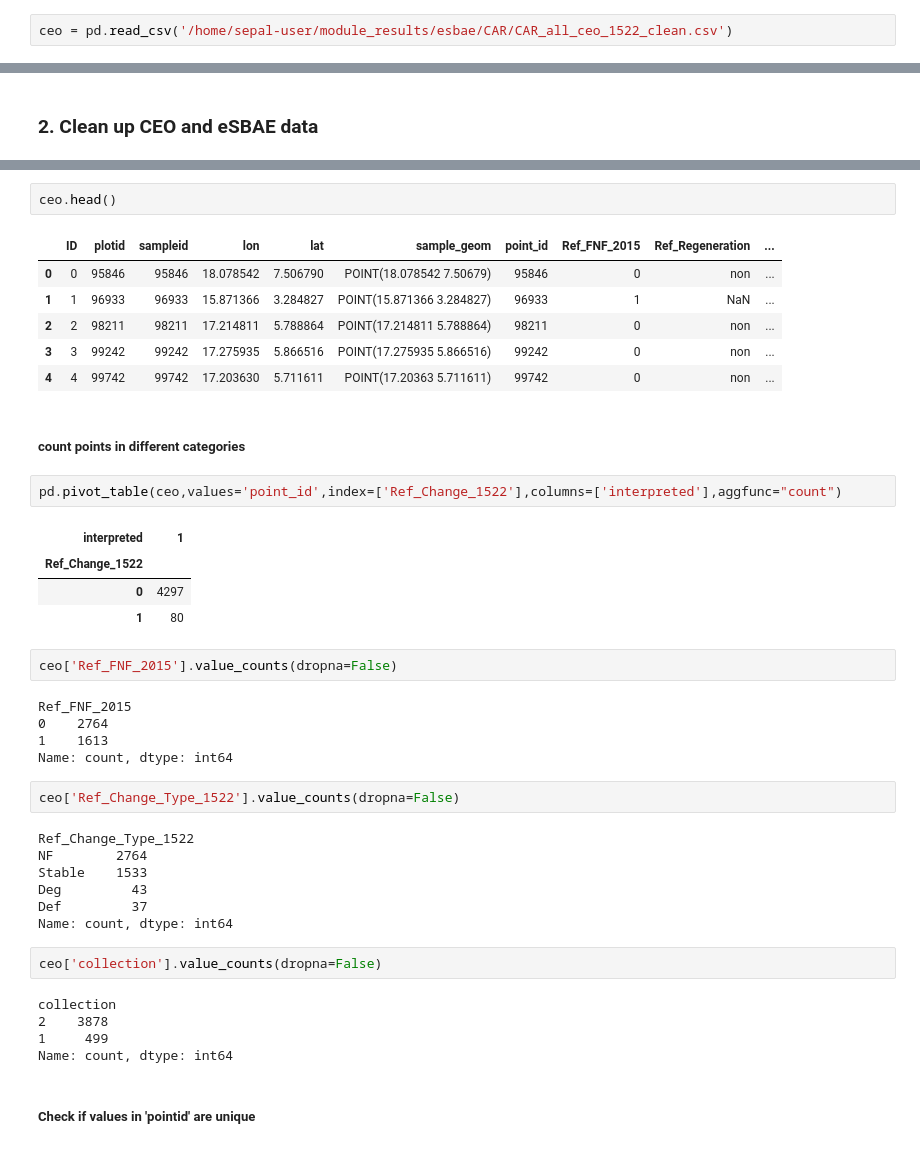
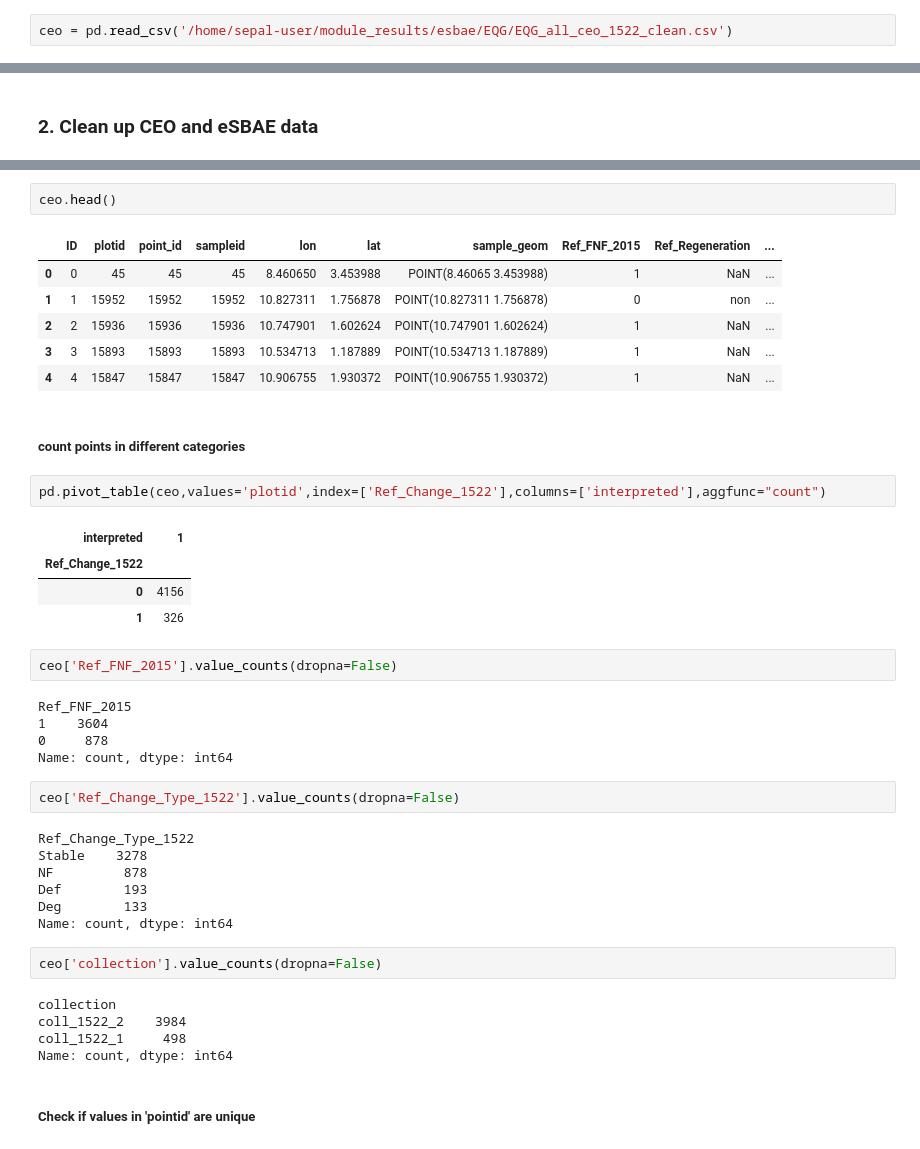
Before and after one commit to aurelgrooves/CAFI_DDD, a Jupyter notebook: eSBAE/esbae_05d_merge_eSBAE_ceo_systematic.ipynb, the cells around one changed output, grey strips where cells are left out. Cells and saved outputs as stored; diff of their text form.

```diff
--- a/eSBAE/esbae_05d_merge_eSBAE_ceo_systematic.ipynb
+++ b/eSBAE/esbae_05d_merge_eSBAE_ceo_systematic.ipynb
@@ -24,7 +24,7 @@ iso = 'CAR'
 ### Read new CEO merged  files
 after you run utils script 1. merge_clean_ceo_data.ipynb
 # %%
-ceo = pd.read_csv('/home/sepal-user/module_results/esbae/CAR/CAR_all_ceo_1522_clean.csv')
+ceo = pd.read_csv('/home/sepal-user/module_results/esbae/EQG/EQG_all_ceo_1522_clean.csv')
 # %% [markdown]
 2. read all esbae points with augmented data (output from script 5b)
 # %%
@@ -64,43 +64,43 @@ print(columns)
 # %%
 ceo.head()
 # %% [output]
-|  | ID | plotid | sampleid | lon | lat | sample_geom | point_id | Ref_FNF_2015 | Ref_Regeneration | ... |
-| 0 | 0 | 95846 | 95846 | 18.078542 | 7.506790 | POINT(18.078542 7.50679) | 95846 | 0 | non | ... |
-| 1 | 1 | 96933 | 96933 | 15.871366 | 3.284827 | POINT(15.871366 3.284827) | 96933 | 1 | NaN | ... |
-| 2 | 2 | 98211 | 98211 | 17.214811 | 5.788864 | POINT(17.214811 5.788864) | 98211 | 0 | non | ... |
-| 3 | 3 | 99242 | 99242 | 17.275935 | 5.866516 | POINT(17.275935 5.866516) | 99242 | 0 | non | ... |
-| 4 | 4 | 99742 | 99742 | 17.203630 | 5.711611 | POINT(17.20363 5.711611) | 99742 | 0 | non | ... |
+|  | ID | plotid | point_id | sampleid | lon | lat | sample_geom | Ref_FNF_2015 | Ref_Regeneration | ... |
+| 0 | 0 | 45 | 45 | 45 | 8.460650 | 3.453988 | POINT(8.46065 3.453988) | 1 | NaN | ... |
+| 1 | 1 | 15952 | 15952 | 15952 | 10.827311 | 1.756878 | POINT(10.827311 1.756878) | 0 | non | ... |
+| 2 | 2 | 15936 | 15936 | 15936 | 10.747901 | 1.602624 | POINT(10.747901 1.602624) | 1 | NaN | ... |
+| 3 | 3 | 15893 | 15893 | 15893 | 10.534713 | 1.187889 | POINT(10.534713 1.187889) | 1 | NaN | ... |
+| 4 | 4 | 15847 | 15847 | 15847 | 10.906755 | 1.930372 | POINT(10.906755 1.930372) | 1 | NaN | ... |
 # %% [markdown]
 ##### count points in different categories
 # %%
-pd.pivot_table(ceo,values='point_id',index=['Ref_Change_1522'],columns=['interpreted'],aggfunc="count")
+pd.pivot_table(ceo,values='plotid',index=['Ref_Change_1522'],columns=['interpreted'],aggfunc="count")
 # %% [output]
 | interpreted | 1 |
 | Ref_Change_1522 |  |
-| 0 | 4297 |
-| 1 | 80 |
+| 0 | 4156 |
+| 1 | 326 |
 # %%
 ceo['Ref_FNF_2015'].value_counts(dropna=False)
 # %% [output]
 Ref_FNF_2015
-0    2764
-1    1613
+1    3604
+0     878
 Name: count, dtype: int64
 # %%
 ceo['Ref_Change_Type_1522'].value_counts(dropna=False)
 # %% [output]
 Ref_Change_Type_1522
-NF        2764
-Stable    1533
-Deg         43
-Def         37
+Stable    3278
+NF         878
+Def        193
+Deg        133
 Name: count, dtype: int64
 # %%
 ceo['collection'].value_counts(dropna=False)
 # %% [output]
 collection
-2    3878
-1     499
+coll_1522_2    3984
+coll_1522_1     498
 Name: count, dtype: int64
 # %% [markdown]
 ##### Check if values in 'pointid' are unique
```
Also changed, not shown: parts of 32 cells of this notebook, 1 other file.
